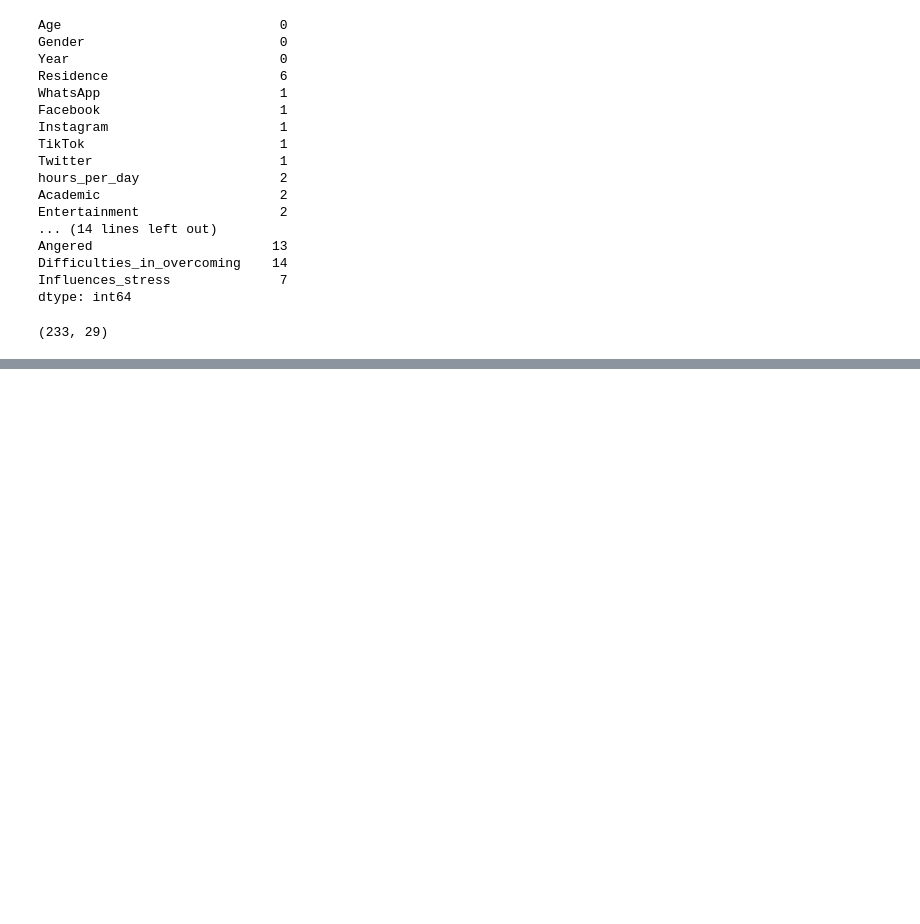
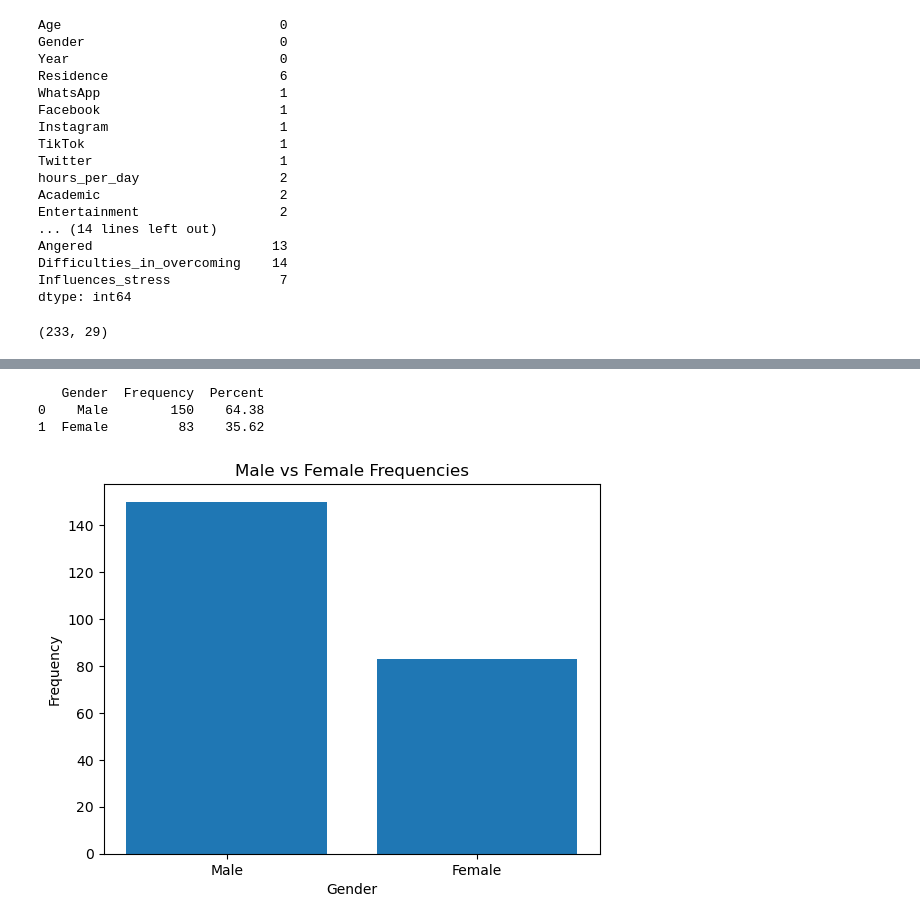
Before and after one commit to boaz-nya/stress_levels_project, a Jupyter notebook: data_cleaning.ipynb, the cells around one changed output, grey strips where cells are left out. Cells and saved outputs as stored; diff of their text form; code cells hidden in the pictures; blank space fills up the shorter version.

```diff
--- a/data_cleaning.ipynb
+++ b/data_cleaning.ipynb
@@ -260,0 +345,22 @@ social_media2.shape
+# %%
+gender_freq = social_media2['Gender'].value_counts().reset_index()
+gender_freq.columns = ['Gender', 'Frequency']
+
+# Add Percent Column
+gender_freq['Percent'] = (gender_freq['Frequency'] / gender_freq['Frequency'].sum()) * 100
+gender_freq['Percent'] = gender_freq['Percent'].round(2)
+
+print(gender_freq)
+# %% [output]
+   Gender  Frequency  Percent
+0    Male        150    64.38
+1  Female         83    35.62
+# %%
+## bar chart of the gender distribution
+plt.bar(gender_freq['Gender'], gender_freq['Frequency'])
+plt.xlabel('Gender')
+plt.ylabel('Frequency')
+plt.title('Male vs Female Frequencies')
+plt.show()
+# %% [output]
+[figure, added]
```
Also changed, not shown: parts of 35 cells of this notebook.
